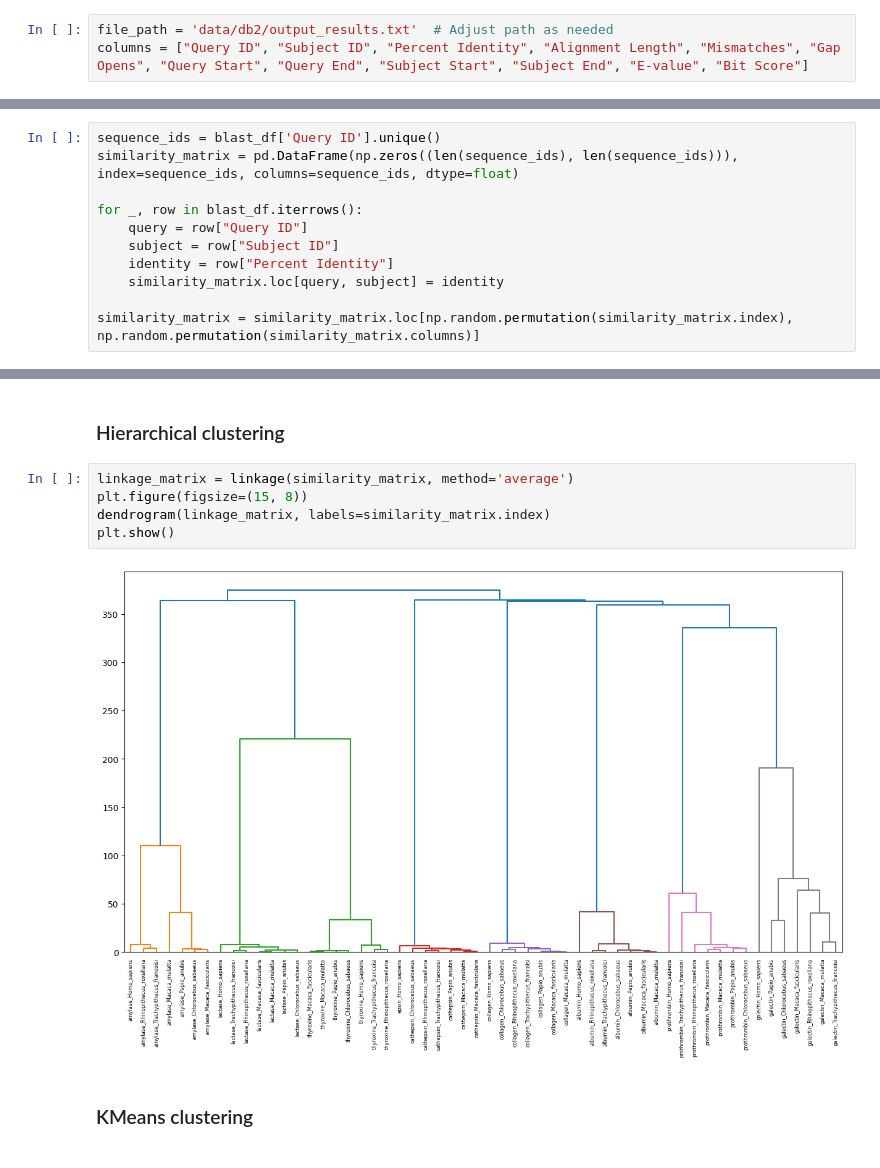
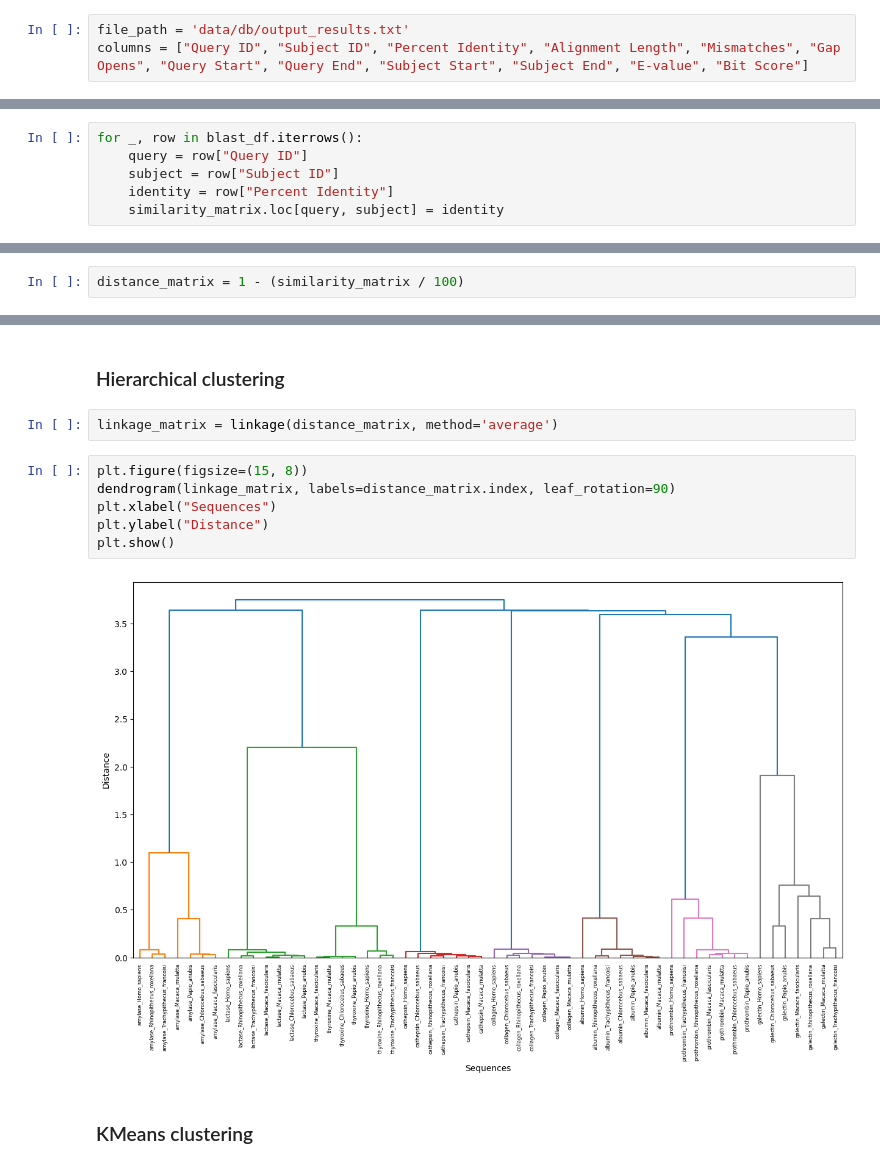
Before and after one commit to zosialagiewka/Bioinformatics_Projects, a Jupyter notebook: Task3/task3.ipynb, the cells around one changed output, grey strips where cells are left out. Cells and saved outputs as stored; diff of their text form.

```diff
--- a/Task3/task3.ipynb
+++ b/Task3/task3.ipynb
@@ -7,7 +16,7 @@ import pandas as pd
 # %% [markdown]
 ## Data preprocessing
 # %%
-file_path = 'data/db2/output_results.txt'  # Adjust path as needed
+file_path = 'data/db/output_results.txt'
 columns = ["Query ID", "Subject ID", "Percent Identity", "Alignment Length", "Mismatches", "Gap Opens", "Query Start", "Query End", "Subject Start", "Subject End", "E-value", "Bit Score"]
 # %%
 blast_df = pd.read_csv(file_path, sep="\t", names=columns)
@@ -36,14 +48,9 @@ print(blast_df.head())
 # %%
-sequence_ids = blast_df['Query ID'].unique()
-similarity_matrix = pd.DataFrame(np.zeros((len(sequence_ids), len(sequence_ids))), index=sequence_ids, columns=sequence_ids, dtype=float)
-
 for _, row in blast_df.iterrows():
     query = row["Query ID"]
     subject = row["Subject ID"]
     identity = row["Percent Identity"]
     similarity_matrix.loc[query, subject] = identity
-
-similarity_matrix = similarity_matrix.loc[np.random.permutation(similarity_matrix.index), np.random.permutation(similarity_matrix.columns)]
 # %%
 similarity_matrix
 # %% [output]
@@ -69,0 +77,2 @@ similarity_matrix
+# %%
+distance_matrix = 1 - (similarity_matrix / 100)
@@ -70,12 +100,15 @@ similarity_matrix
 # %% [markdown]
 ### Hierarchical clustering
+# %%
+linkage_matrix = linkage(distance_matrix, method='average')
 # %%
-linkage_matrix = linkage(similarity_matrix, method='average')
 plt.figure(figsize=(15, 8))
-dendrogram(linkage_matrix, labels=similarity_matrix.index)
+dendrogram(linkage_matrix, labels=distance_matrix.index, leaf_rotation=90)
+plt.xlabel("Sequences")
+plt.ylabel("Distance")
 plt.show()
 # %% [output]
-[figure, old version]
+[figure, new version]
 # %% [markdown]
 ### KMeans clustering
 # %%
```
Also changed, not shown: parts of 33 cells of this notebook.
